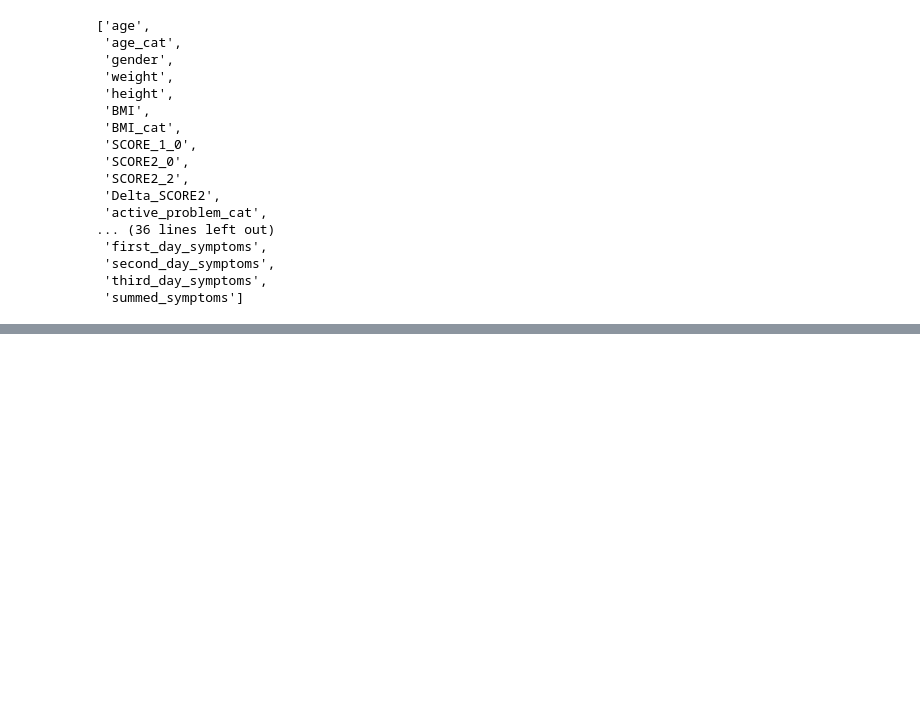
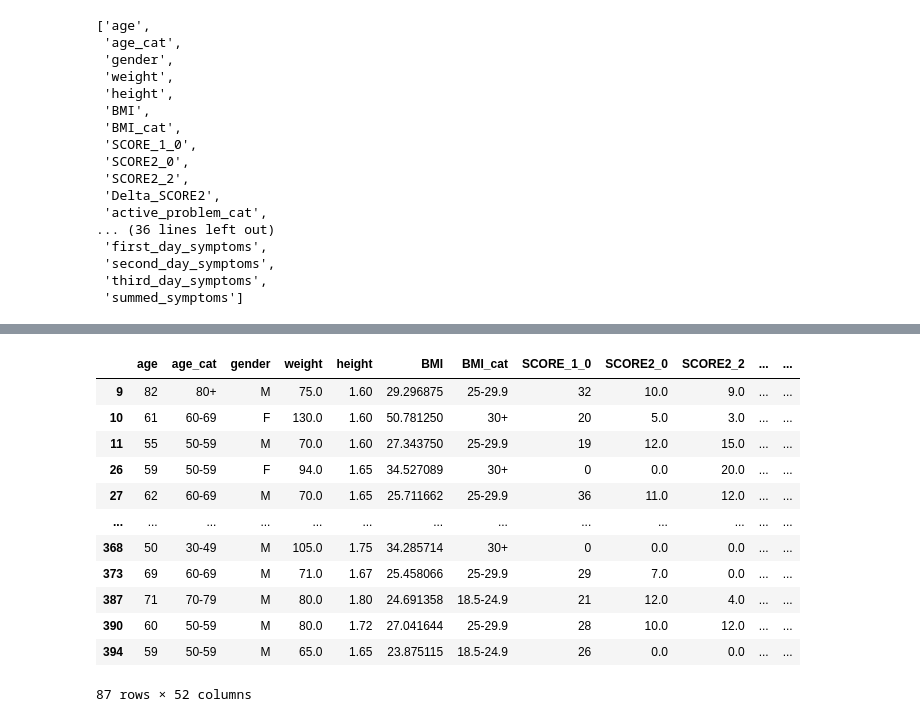
Before and after one commit to Shaked-g/FinalProject, a Jupyter notebook: Final Project.ipynb, the cells around one changed output, grey strips where cells are left out. Saved outputs shown, nothing was run; the diff lists cells and outputs as text; code cells hidden in the pictures; blank space fills up the shorter version.

```diff
--- a/Final Project.ipynb
+++ b/Final Project.ipynb
@@ -194,0 +213,16 @@ full_feature_list
+# %%
+mortality_1_3_days
+# %% [output]
+|  | age | age_cat | gender | weight | height | BMI | BMI_cat | SCORE_1_0 | SCORE2_0 | SCORE2_2 | ... | ... |
+| 9 | 82 | 80+ | M | 75.0 | 1.60 | 29.296875 | 25-29.9 | 32 | 10.0 | 9.0 | ... | ... |
+| 10 | 61 | 60-69 | F | 130.0 | 1.60 | 50.781250 | 30+ | 20 | 5.0 | 3.0 | ... | ... |
+| 11 | 55 | 50-59 | M | 70.0 | 1.60 | 27.343750 | 25-29.9 | 19 | 12.0 | 15.0 | ... | ... |
+| 26 | 59 | 50-59 | F | 94.0 | 1.65 | 34.527089 | 30+ | 0 | 0.0 | 20.0 | ... | ... |
+| 27 | 62 | 60-69 | M | 70.0 | 1.65 | 25.711662 | 25-29.9 | 36 | 11.0 | 12.0 | ... | ... |
+| ... | ... | ... | ... | ... | ... | ... | ... | ... | ... | ... | ... | ... |
+| 368 | 50 | 30-49 | M | 105.0 | 1.75 | 34.285714 | 30+ | 0 | 0.0 | 0.0 | ... | ... |
+| 373 | 69 | 60-69 | M | 71.0 | 1.67 | 25.458066 | 25-29.9 | 29 | 7.0 | 0.0 | ... | ... |
+| 387 | 71 | 70-79 | M | 80.0 | 1.80 | 24.691358 | 18.5-24.9 | 21 | 12.0 | 4.0 | ... | ... |
+| 390 | 60 | 50-59 | M | 80.0 | 1.72 | 27.041644 | 25-29.9 | 28 | 10.0 | 12.0 | ... | ... |
+| 394 | 59 | 50-59 | M | 65.0 | 1.65 | 23.875115 | 18.5-24.9 | 26 | 0.0 | 0.0 | ... | ... |
+87 rows × 52 columns
```
Also changed, not shown: parts of 5 cells of this notebook.
